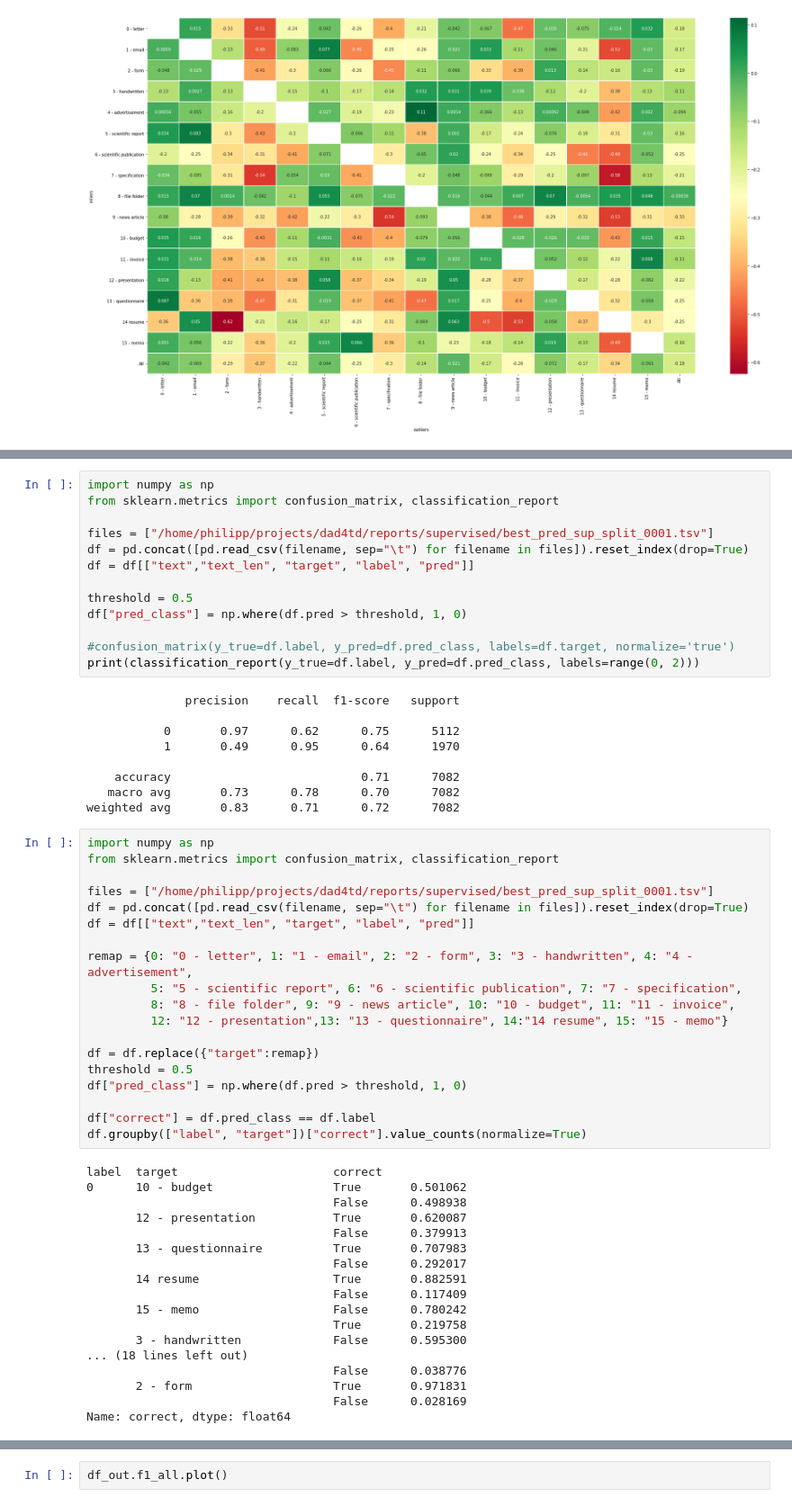
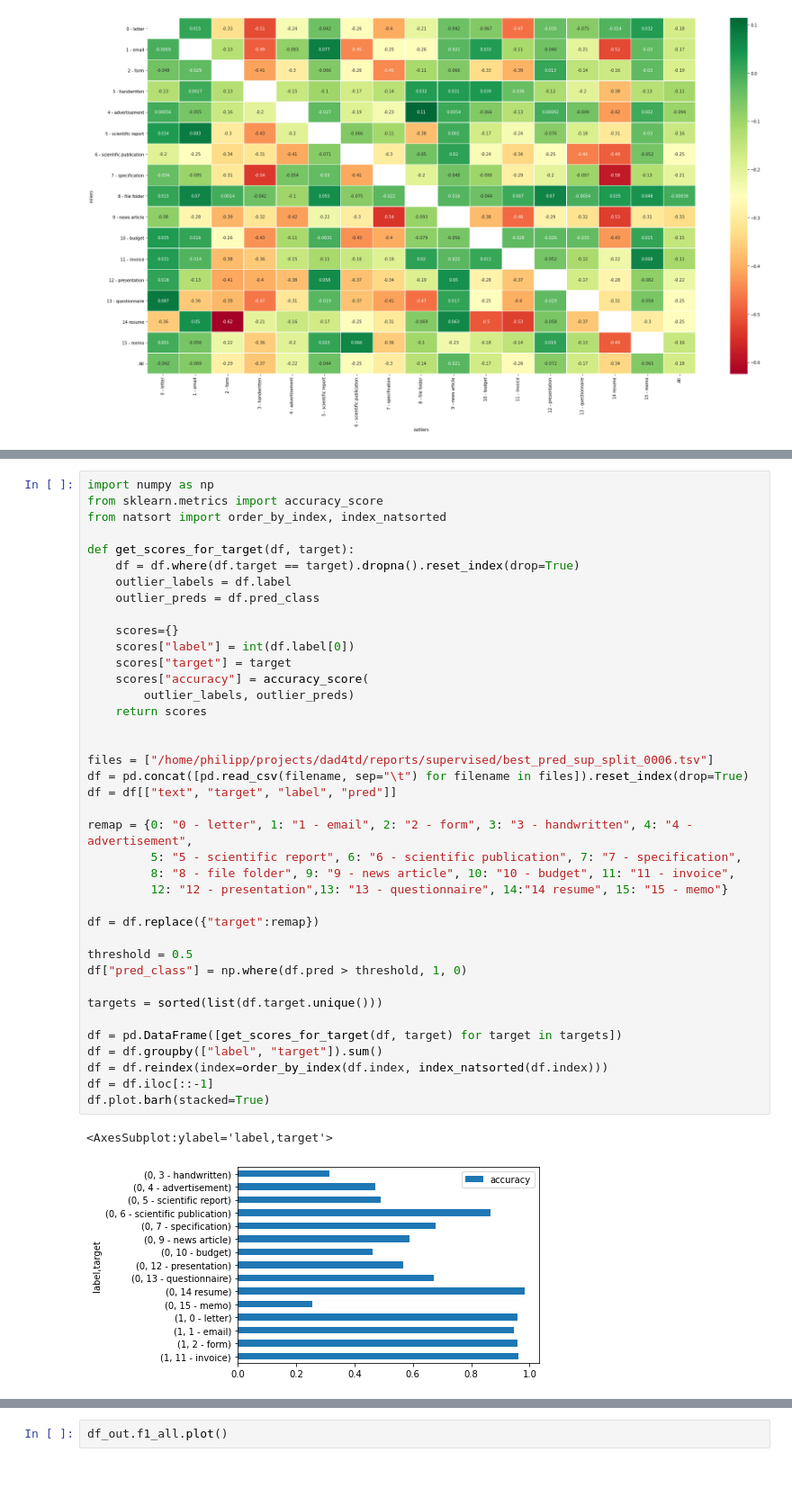
Before and after one commit to pschonev/deepanomaly4docs, a Jupyter notebook: notebooks/results_supervised.ipynb, the cells around one changed output, grey strips where cells are left out. Shown: that part at 90% size. Drawn from its saved outputs; the diff is of its cells as text; blank space fills up the shorter version.

```diff
--- a/notebooks/results_supervised.ipynb
+++ b/notebooks/results_supervised.ipynb
@@ -203,59 +204,42 @@ df["pred"].plot.hist(bins=200, alpha=0.5)
-# %%
-import numpy as np
-from sklearn.metrics import confusion_matrix, classification_report
-
-files = ["/home/philipp/projects/dad4td/reports/supervised/best_pred_sup_split_0001.tsv"]
-df = pd.concat([pd.read_csv(filename, sep="\t") for filename in files]).reset_index(drop=True)
-df = df[["text","text_len", "target", "label", "pred"]]
-
-threshold = 0.5
-df["pred_class"] = np.where(df.pred > threshold, 1, 0)
-
-#confusion_matrix(y_true=df.label, y_pred=df.pred_class, labels=df.target, normalize='true')
-print(classification_report(y_true=df.label, y_pred=df.pred_class, labels=range(0, 2)))
-# %% [output]
-              precision    recall  f1-score   support
-
-           0       0.97      0.62      0.75      5112
-           1       0.49      0.95      0.64      1970
-
-    accuracy                           0.71      7082
-   macro avg       0.73      0.78      0.70      7082
-weighted avg       0.83      0.71      0.72      7082
 # %%
 import numpy as np
-from sklearn.metrics import confusion_matrix, classification_report
+from sklearn.metrics import accuracy_score
+from natsort import order_by_index, index_natsorted
 
-files = ["/home/philipp/projects/dad4td/reports/supervised/best_pred_sup_split_0001.tsv"]
+def get_scores_for_target(df, target):
+    df = df.where(df.target == target).dropna().reset_index(drop=True)
+    outlier_labels = df.label
+    outlier_preds = df.pred_class
+
+    scores={}
+    scores["label"] = int(df.label[0])
+    scores["target"] = target
+    scores["accuracy"] = accuracy_score(
+        outlier_labels, outlier_preds)
+    return scores
+
+
+files = ["/home/philipp/projects/dad4td/reports/supervised/best_pred_sup_split_0006.tsv"]
 df = pd.concat([pd.read_csv(filename, sep="\t") for filename in files]).reset_index(drop=True)
-df = df[["text","text_len", "target", "label", "pred"]]
+df = df[["text", "target", "label", "pred"]]
 
 remap = {0: "0 - letter", 1: "1 - email", 2: "2 - form", 3: "3 - handwritten", 4: "4 - advertisement",
          5: "5 - scientific report", 6: "6 - scientific publication", 7: "7 - specification",
          8: "8 - file folder", 9: "9 - news article", 10: "10 - budget", 11: "11 - invoice",
          12: "12 - presentation",13: "13 - questionnaire", 14:"14 resume", 15: "15 - memo"}
 
 df = df.replace({"target":remap})
+
 threshold = 0.5
 df["pred_class"] = np.where(df.pred > threshold, 1, 0)
 
-df["correct"] = df.pred_class == df.label
-df.groupby(["label", "target"])["correct"].value_counts(normalize=True)
+targets = sorted(list(df.target.unique()))
+
+df = pd.DataFrame([get_scores_for_target(df, target) for target in targets])
+df = df.groupby(["label", "target"]).sum()
+df = df.reindex(index=order_by_index(df.index, index_natsorted(df.index)))
+df = df.iloc[::-1]
+df.plot.barh(stacked=True)
 # %% [output]
-label  target                      correct
-0      10 - budget                 True       0.501062
-                                   False      0.498938
-       12 - presentation           True       0.620087
-                                   False      0.379913
-       13 - questionnaire          True       0.707983
-                                   False      0.292017
-       14 resume                   True       0.882591
-                                   False      0.117409
-       15 - memo                   False      0.780242
-                                   True       0.219758
-       3 - handwritten             False      0.595300
-... (18 lines left out)
-                                   False      0.038776
-       2 - form                    True       0.971831
-                                   False      0.028169
-Name: correct, dtype: float64
+<AxesSubplot:ylabel='label,target'>
+[figure, added]
```
Also changed, not shown: parts of 10 cells of this notebook, 1 other file.
